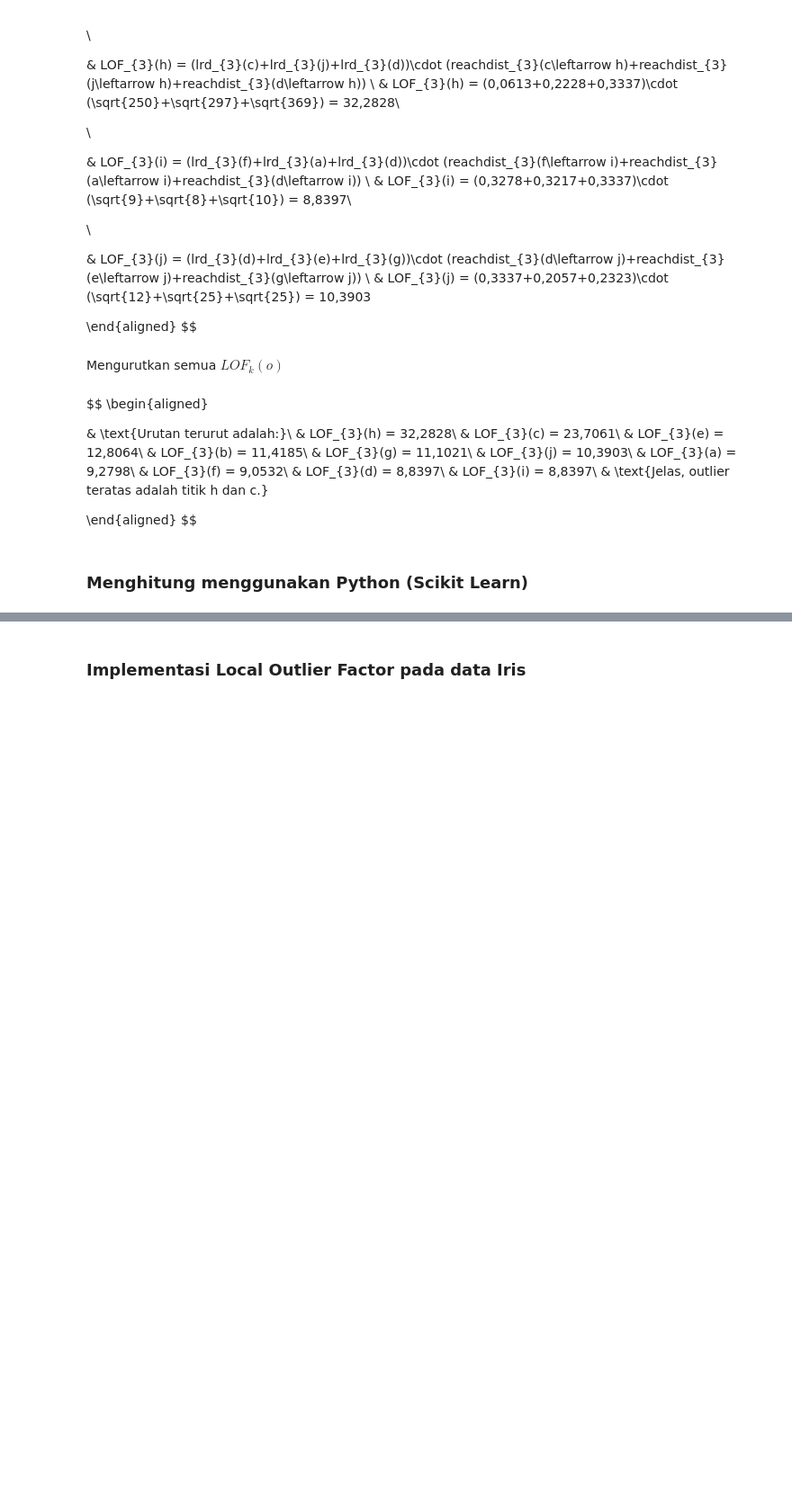
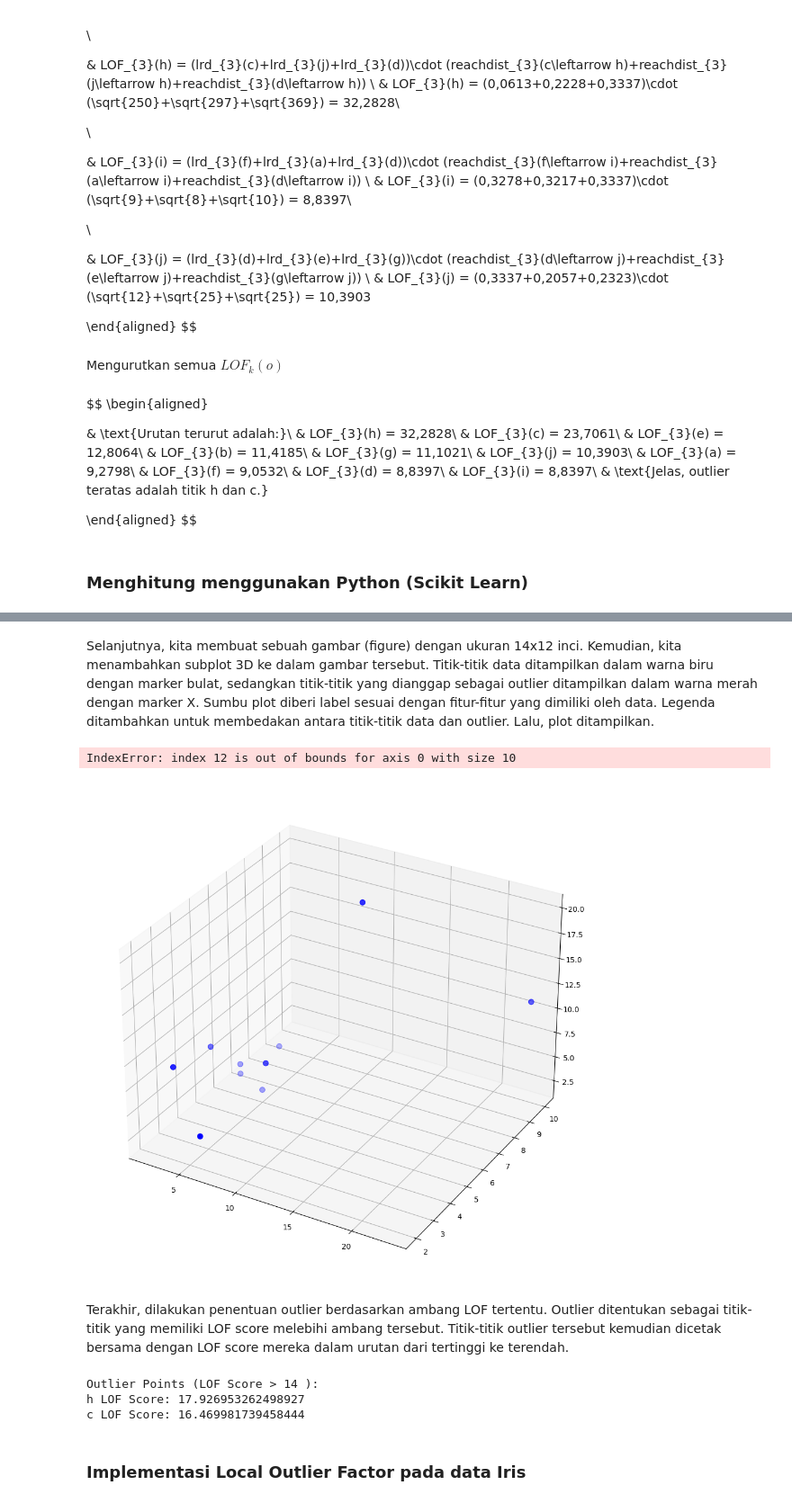
Before and after one commit to irfandwisamudra/datamining, a Jupyter notebook: _sources/tugas.ipynb, the cells around one changed output, grey strips where cells are left out. Shown at 90% size. Drawn from its saved outputs; the diff is of its cells as text; code cells hidden in the pictures; blank space fills up the shorter version.

```diff
--- a/_sources/tugas.ipynb
+++ b/_sources/tugas.ipynb
@@ -1050,0 +1107,17 @@ $$
+# %%
+# Contoh data
+data = {
+    'a': np.array([3, 6, 4]),
+    'b': np.array([2, 3, 8]),
+    'c': np.array([11, 8, 20]),
+    'd': np.array([5, 7, 5]),
+    'e': np.array([6, 2, 4]),
+    'f': np.array([3, 6, 3]),
+    'g': np.array([2, 5, 7]),
+    'h': np.array([23, 10, 11]),
+    'i': np.array([5, 6, 2]),
+    'j': np.array([7, 5, 7])
+}
+
+X = np.array(list(data.values()))  # Data sebagai array numpy
+labels = list(data.keys())  # Label titik data
@@ -1051,2 +1148,49 @@ $$
+# %% [markdown]
+Selanjutnya, kita membuat sebuah gambar (figure) dengan ukuran 14x12 inci. Kemudian, kita menambahkan subplot 3D ke dalam gambar tersebut. Titik-titik data ditampilkan dalam warna biru dengan marker bulat, sedangkan titik-titik yang dianggap sebagai outlier ditampilkan dalam warna merah dengan marker X. Sumbu plot diberi label sesuai dengan fitur-fitur yang dimiliki oleh data. Legenda ditambahkan untuk membedakan antara titik-titik data dan outlier. Lalu, plot ditampilkan.
+# %%
+# Plot data titik dalam ruang 3D
+fig = plt.figure(figsize=(14, 12))
+ax = fig.add_subplot(111, projection='3d')
+
+# Plot titik-titik data
+ax.scatter(X[:, 0], X[:, 1], X[:, 2], c='b', marker='o', s=50, label='Data Points')
+
+# Plot titik-titik outlier
+ax.scatter(X[sorted_outlier_indices, 0], X[sorted_outlier_indices, 1], X[sorted_outlier_indices, 2],
+           c='r', marker='x', s=100, label='Outlier Points')
+
+# Menyesuaikan label sumbu
+ax.set_xlabel('Fitur 1')
+ax.set_ylabel('Fitur 2')
+ax.set_zlabel('Fitur 3')
+
+# Menampilkan legenda
+ax.legend()
+
+# Menampilkan plot
+plt.title('Visualisasi Data dengan Outlier')
+plt.show()
+# %% [output]
+IndexError: index 12 is out of bounds for axis 0 with size 10
+[figure, added]
+# %% [markdown]
+Terakhir, dilakukan penentuan outlier berdasarkan ambang LOF tertentu. Outlier ditentukan sebagai titik-titik yang memiliki LOF score melebihi ambang tersebut. Titik-titik outlier tersebut kemudian dicetak bersama dengan LOF score mereka dalam urutan dari tertinggi ke terendah.
+# %%
+# Tentukan ambang LOF untuk menentukan outlier
+threshold = 14  # Misalnya, menggunakan ambang 14
+
+# Temukan indeks dari titik-titik yang dianggap sebagai outlier
+outlier_indices = np.where(lof_scores > threshold)[0]
+
+# Urutkan outlier berdasarkan LOF score dari tertinggi ke terendah
+sorted_outlier_indices = sorted(outlier_indices, key=lambda idx: lof_scores[idx], reverse=True)
+
+print("Outlier Points (LOF Score >", threshold, "):")
+for idx in sorted_outlier_indices:
+    print(labels[idx], "LOF Score:", lof_scores[idx])
+# %% [output]
+Outlier Points (LOF Score > 14 ):
+h LOF Score: 17.926953262498927
+c LOF Score: 16.469981739458444
 # %% [markdown]
 ### Implementasi Local Outlier Factor pada data Iris
```
Also changed, not shown: parts of 17 cells of this notebook, 3 other files.
